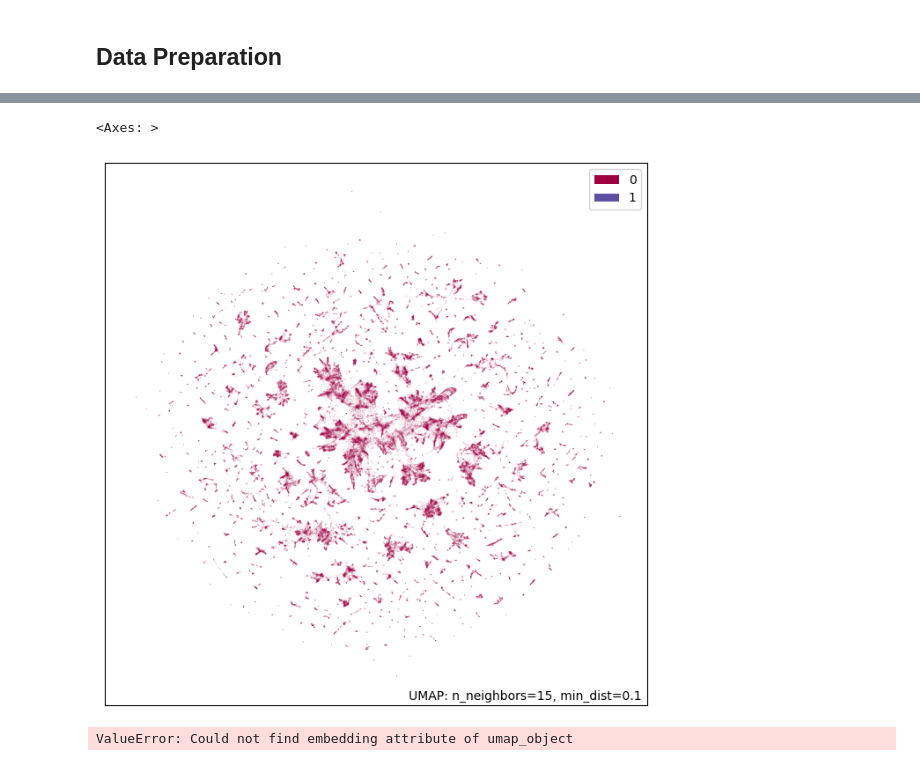
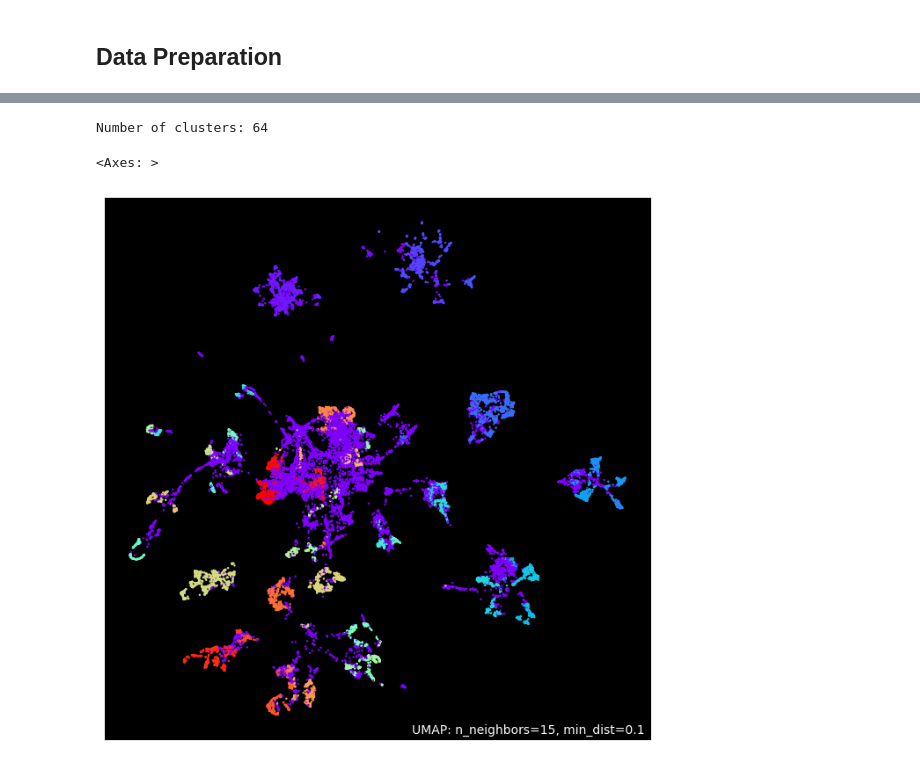
Before and after one commit to fresh-seaway/credit_card_fraud_project, a Jupyter notebook: notebooks/umap_playground.ipynb, the cells around one changed output, grey strips where cells are left out. Saved outputs shown, nothing was run; the diff lists cells and outputs as text; code cells hidden in the pictures.

```diff
--- a/notebooks/umap_playground.ipynb
+++ b/notebooks/umap_playground.ipynb
@@ -54,3 +22,18 @@ label_df["Cluster"] = clusters
+# %%
+from sklearn.model_selection import train_test_split
+from sklearn.preprocessing import StandardScaler
+
+
+sampled_df, _ = train_test_split(df,
+                                test_size = 0.90,
+                                stratify = df['Class'],
+                                random_state = 42)
+
+label_df = pd.DataFrame({"Class": sampled_df["Class"]})
+sampled_df.drop(columns = ["Class", "Time"], inplace = True)
+
+scaled_data = StandardScaler().fit_transform(sampled_df)
+scaled_df = pd.DataFrame(scaled_data, columns = sampled_df.columns, index = sampled_df.index)
 # %%
 import umap
 import umap.plot
@@ -60,40 +58,22 @@ embedding = reducer.fit(scaled_df)
+# %%
+from sklearn.cluster import HDBSCAN
+
+hdbscan = HDBSCAN(min_cluster_size = 75,
+                  min_samples = 2,
+                  metric = 'euclidean',
+                  cluster_selection_method = 'eom')
+
+cluster_labels = hdbscan.fit_predict(scaled_data)
+label_df["Cluster"] = cluster_labels
+
+print(f"Number of clusters: {len(label_df['Cluster'].value_counts())}")
+# %% [output]
+Number of clusters: 64
 # %%
-umap.plot.points(embedding, labels = df["Class"])
+umap.plot.points(embedding,
+                 labels = label_df["Cluster"],
+                 theme = "fire",
+                 show_legend = False)
 # %% [output]
 <Axes: >
-[figure, old version]
+[figure, new version]
-# %%
-
-import matplotlib.pyplot as plt
-import seaborn as sns
-
-def umap_scatter_plot(scaled_df, df_class_column):
-
-
-
-
-
-    # if embedding.ndim == 2 and embedding.shape[1] >= 2:
-
-    #     plt.figure(figsize=(12, 10))
-    #     colours = [sns.color_palette()[x] for x in df_class_column]
-
-    #     plt.scatter(
-    #         x = embedding[:, 0],
-    #         y = embedding[:, 1],
-    #         c = colours,
-    #         s = 1
-    #         )
-
-    #     plt.gca().set_aspect('equal', 'datalim')
-    #     plt.title('UMAP projection of the fraud dataset', fontsize = 24)
-    #     plt.show()
-
-
-    # else:
-    #     print("Error: `embedding` should be a 2-dimensional array with at least 2 columns.")
-
-
-umap_scatter_plot(scaled_df, df["Class"])
-# %% [output]
-ValueError: Could not find embedding attribute of umap_object
```
Also changed, not shown: parts of 16 cells of this notebook, 15 other files.
